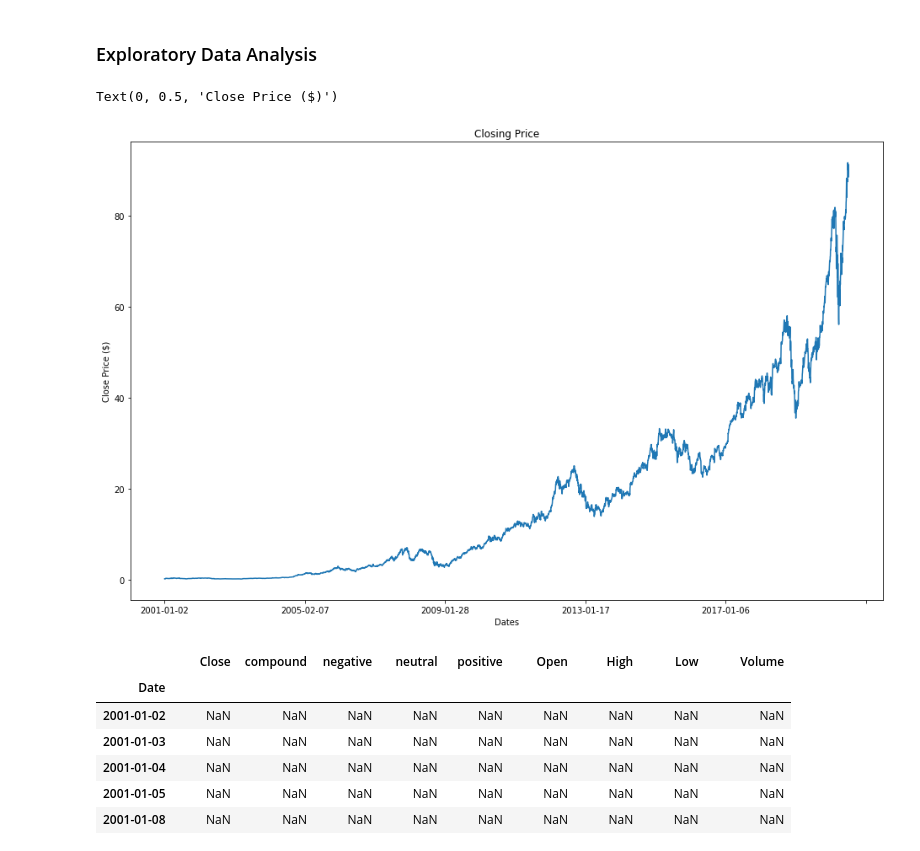
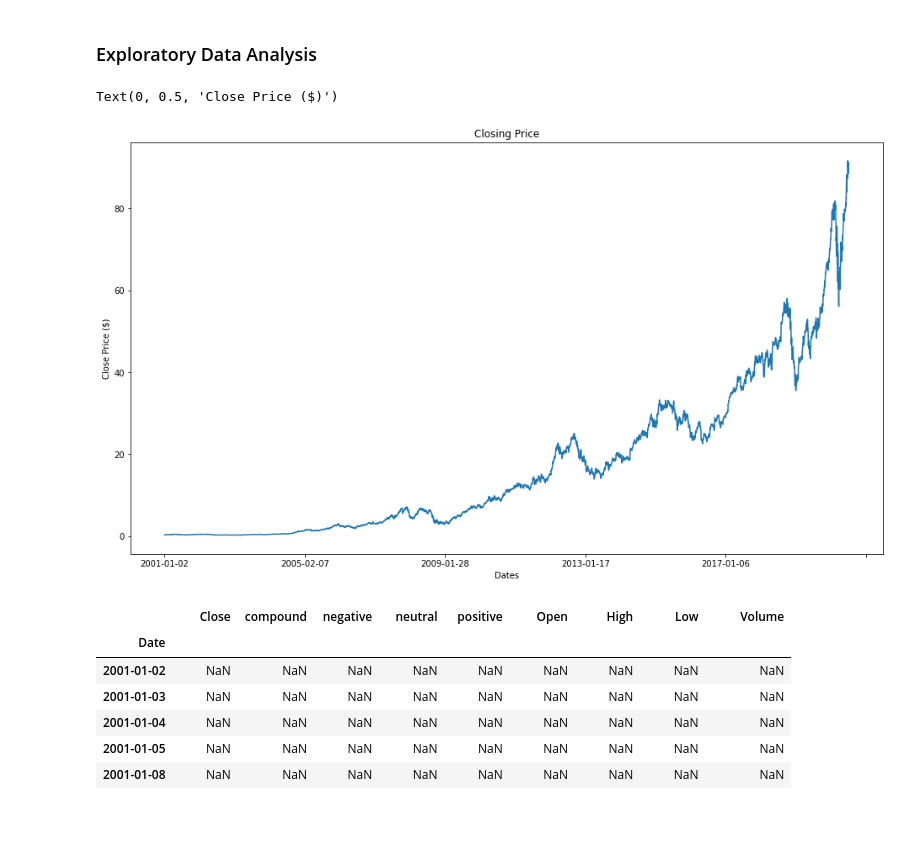
Before and after one commit to drvjds/Stock-Price-Prediction, a Jupyter notebook: Stock Price Prediction.ipynb, the cells around one changed output. Drawn from its saved outputs; the diff is of its cells as text; code cells hidden in the pictures; blank space fills up the shorter version.

```diff
--- a/Stock Price Prediction.ipynb
+++ b/Stock Price Prediction.ipynb
@@ -270,16 +278,16 @@ stock_data.head()
 ### Exploratory Data Analysis
 # %%
 # setting figure size
-plt.figure(figsize=(16,10))
+plt.figure(figsize=(16,9))
 
 # plotting close price
 stock_data['Close'].plot()
 
 # setting plot title, x and y labels
 plt.title("Closing Price")
 plt.xlabel('Dates')
 plt.ylabel('Close Price ($)')
 # %% [output]
 Text(0, 0.5, 'Close Price ($)')
-[figure, old version]
+[figure, new version]
 # %%
```
Also changed, not shown: parts of 43 cells of this notebook.
